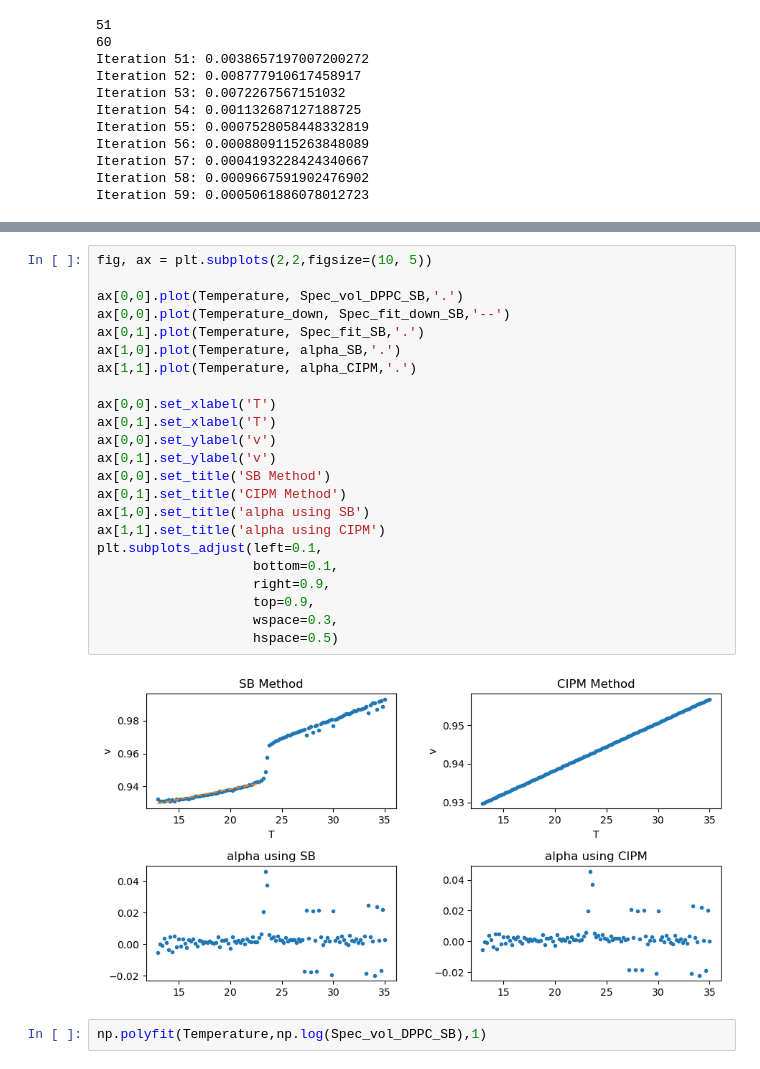
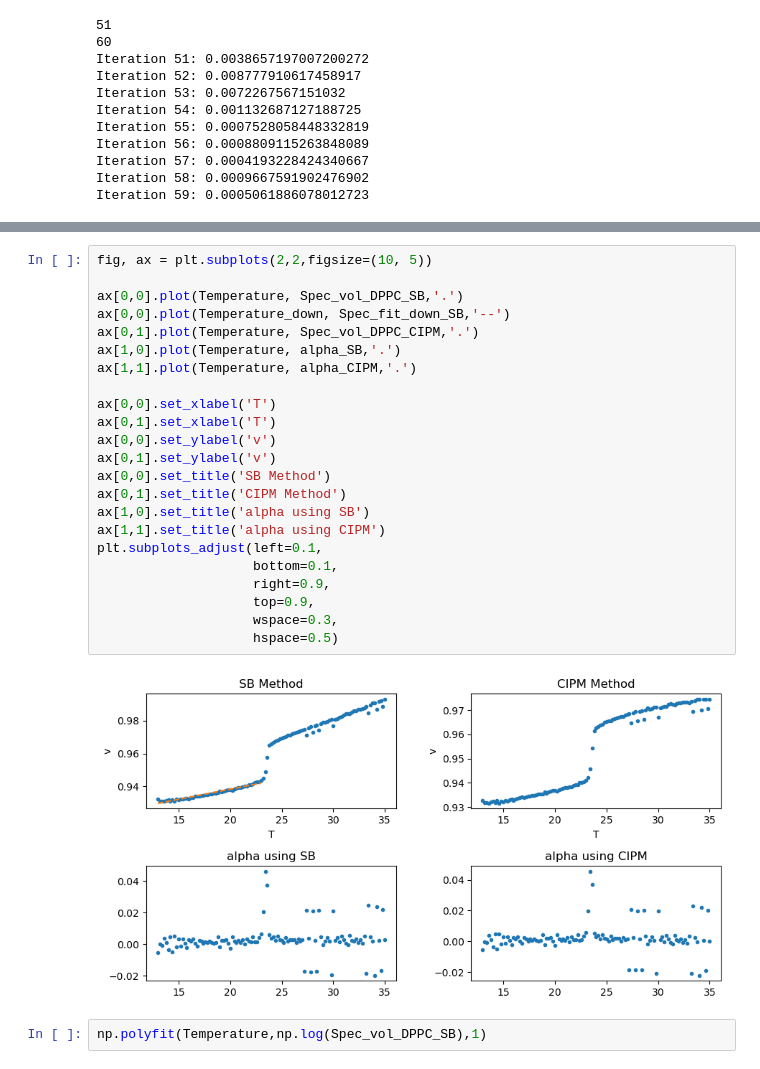
Before and after one commit to jmoeil/PHYS-F311-Labs, a Jupyter notebook: DataAnalysis_DMPC.ipynb, the cells around one changed output, grey strips where cells are left out. Cells and saved outputs as stored; diff of their text form.

```diff
--- a/DataAnalysis_DMPC.ipynb
+++ b/DataAnalysis_DMPC.ipynb
@@ -95,28 +91,28 @@ len(Spec_fit_down_SB)
 # %%
 fig, ax = plt.subplots(2,2,figsize=(10, 5))
 
 ax[0,0].plot(Temperature, Spec_vol_DPPC_SB,'.')
 ax[0,0].plot(Temperature_down, Spec_fit_down_SB,'--')
-ax[0,1].plot(Temperature, Spec_fit_SB,'.')
+ax[0,1].plot(Temperature, Spec_vol_DPPC_CIPM,'.')
 ax[1,0].plot(Temperature, alpha_SB,'.')
 ax[1,1].plot(Temperature, alpha_CIPM,'.')
 
 ax[0,0].set_xlabel('T')
 ax[0,1].set_xlabel('T')
 ax[0,0].set_ylabel('v')
 ax[0,1].set_ylabel('v')
 ax[0,0].set_title('SB Method')
 ax[0,1].set_title('CIPM Method')
 ax[1,0].set_title('alpha using SB')
 ax[1,1].set_title('alpha using CIPM')
 plt.subplots_adjust(left=0.1,
                     bottom=0.1,
                     right=0.9,
                     top=0.9,
                     wspace=0.3,
                     hspace=0.5)
 # %% [output]
-[figure, old version]
+[figure, new version]
 # %%
 np.polyfit(Temperature,np.log(Spec_vol_DPPC_SB),1)
 # %% [output]
```
Also changed, not shown: parts of 1 cell of this notebook.
